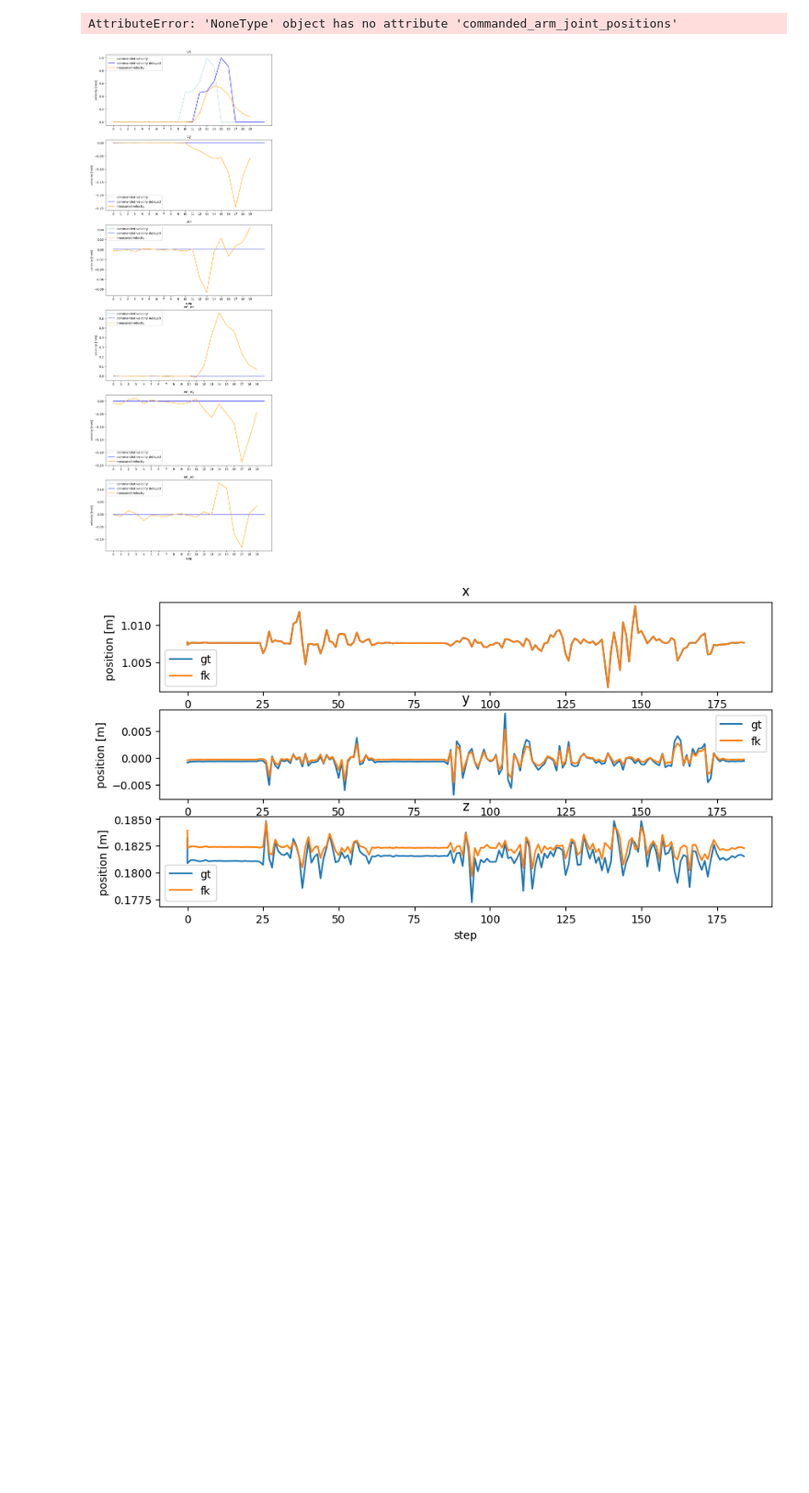
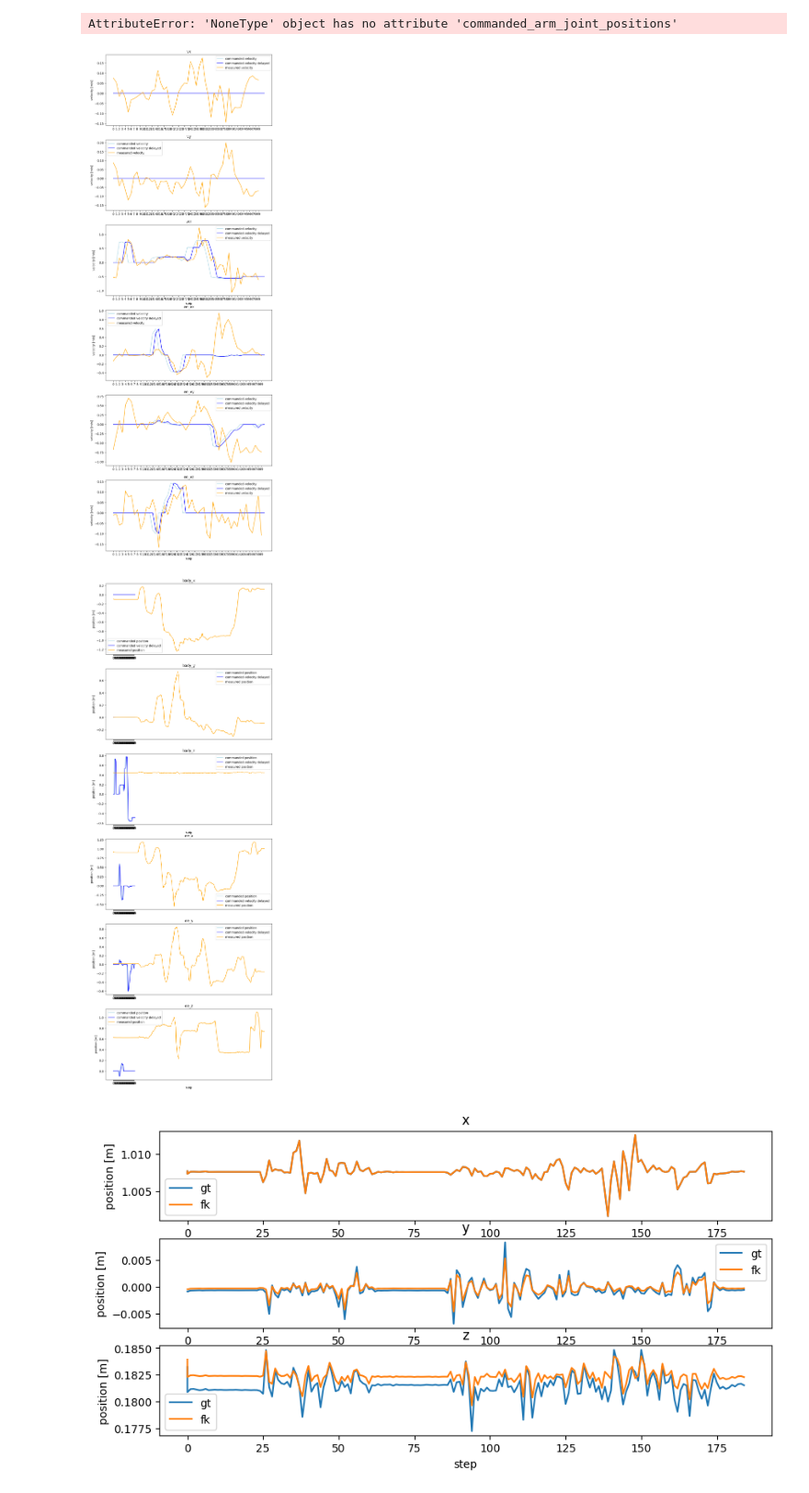
Before and after one commit to benjirer/active-learning-dynamics, a Jupyter notebook: data_analysis/transitions_analysis.ipynb, the cells around one changed output. Shown at 92% size. Cells and saved outputs as stored; diff of their text form; code cells hidden in the pictures; blank space fills up the shorter version.

```diff
--- a/data_analysis/transitions_analysis.ipynb
+++ b/data_analysis/transitions_analysis.ipynb
@@ -228,10 +234,14 @@ ee_commands = [[transition.cmd.ee_vx, transition.cmd.ee_vy, transition.cmd.ee_vz
 body_velocity_states = [[state.last_state.velocity_of_body_in_vision[0], state.last_state.velocity_of_body_in_vision[1], state.last_state.velocity_of_body_in_vision[5]] for state in states if state.last_state is not None]
 ee_velocity_states = [[state.last_state.velocity_of_hand_in_vision[0], state.last_state.velocity_of_hand_in_vision[1], state.last_state.velocity_of_hand_in_vision[2]] for state in states if state.last_state is not None]
 
-idx_lower_lim = 45
-idx_upper_lim = 65
+body_position_states = [[state.last_state.pose_of_body_in_vision[0], state.last_state.pose_of_body_in_vision[1], state.last_state.pose_of_body_in_vision[2]] for state in states if state.last_state is not None]
+ee_position_states = [[state.last_state.pose_of_hand_in_vision[0], state.last_state.pose_of_hand_in_vision[1], state.last_state.pose_of_hand_in_vision[2]] for state in states if state.last_state is not None]
+
+idx_lower_lim = 140 + 35
+idx_upper_lim = 180 + 45
 body_commands, body_velocity_states = body_commands[idx_lower_lim:idx_upper_lim], body_velocity_states[idx_lower_lim:idx_upper_lim]
 ee_commands, ee_velocity_states = ee_commands[idx_lower_lim:idx_upper_lim], ee_velocity_states[idx_lower_lim:idx_upper_lim]
+body_position_states, ee_position_states = body_position_states[idx_lower_lim:idx_upper_lim], ee_position_states[idx_lower_lim:idx_upper_lim]
 
 # action delay
 action_delay_base = 2
@@ -240,35 +250,61 @@ action_delay_ee = 1
 body_commands_delayed = np.concatenate((np.zeros((action_delay_base, 3)), body_commands))
 ee_commands_delay = np.concatenate((np.zeros((action_delay_ee, 3)), ee_commands))
 
 
-# plot
+# plot for velocities
 fig, axs = plt.subplots(6, 1, figsize=(10, 30))
 body_names = ["vx", "vy", "vrz"]
 ee_names = ["ee_vx", "ee_vy", "ee_vz"]
 for i in range(3):
     axs[i].plot([command[i] for command in body_commands], label="commanded velocity", color="lightblue")
     axs[i].plot([command[i] for command in body_commands_delayed], label="commanded velocity delayed", color="blue")
     axs[i].plot([state[i] for state in body_velocity_states], label="measured velocity", color="orange")
     axs[i].set_title(body_names[i])
     axs[i].legend()
     if i == 2:
         axs[i].set_xlabel("step")
     axs[i].set_ylabel("velocity [m/s]")
     axs[i].set_xticks(np.arange(0,idx_upper_lim-idx_lower_lim,1.0))
 
     axs[i+3].plot([command[i] for command in ee_commands], label="commanded velocity", color="lightblue")
     axs[i+3].plot([command[i] for command in ee_commands_delay], label="commanded velocity delayed", color="blue")
     axs[i+3].plot([state[i] for state in ee_velocity_states], label="measured velocity", color="orange")
     axs[i+3].set_title(ee_names[i])
     axs[i+3].legend()
     if i == 2:
         axs[i+3].set_xlabel("step")
     axs[i+3].set_ylabel("velocity [m/s]")
     axs[i+3].set_xticks(np.arange(0,idx_upper_lim-idx_lower_lim,1.0))
 
 plt.show()
+
+# plot for positions
+fig, axs = plt.subplots(6, 1, figsize=(10, 30))
+body_names = ["body_x", "body_y", "body_z"]
+ee_names = ["ee_x", "ee_y", "ee_z"]
+for i in range(3):
+    axs[i].plot([command[i] for command in body_commands], label="commanded position", color="lightblue")
+    axs[i].plot([command[i] for command in body_commands_delayed], label="commanded velocity delayed", color="blue")
+    axs[i].plot([state[i] for state in body_position_states], label="measured position", color="orange")
+    axs[i].set_title(body_names[i])
+    axs[i].legend()
+    if i == 2:
+        axs[i].set_xlabel("step")
+    axs[i].set_ylabel("position [m]")
+    axs[i].set_xticks(np.arange(0,idx_upper_lim-idx_lower_lim,1.0))
+
+    axs[i+3].plot([command[i] for command in ee_commands], label="commanded position", color="lightblue")
+    axs[i+3].plot([command[i] for command in ee_commands_delay], label="commanded velocity delayed", color="blue")
+    axs[i+3].plot([state[i] for state in ee_position_states], label="measured position", color="orange")
+    axs[i+3].set_title(ee_names[i])
+    axs[i+3].legend()
+    if i == 2:
+        axs[i+3].set_xlabel("step")
+    axs[i+3].set_ylabel("position [m]")
+    axs[i+3].set_xticks(np.arange(0,idx_upper_lim-idx_lower_lim,1.0))
 # %% [output]
-[figure, old version]
+[figure, new version]
+[figure, added]
 # %%
 # test forward kinematics
 
```
Also changed, not shown: parts of 1 cell of this notebook, 6 other files.
